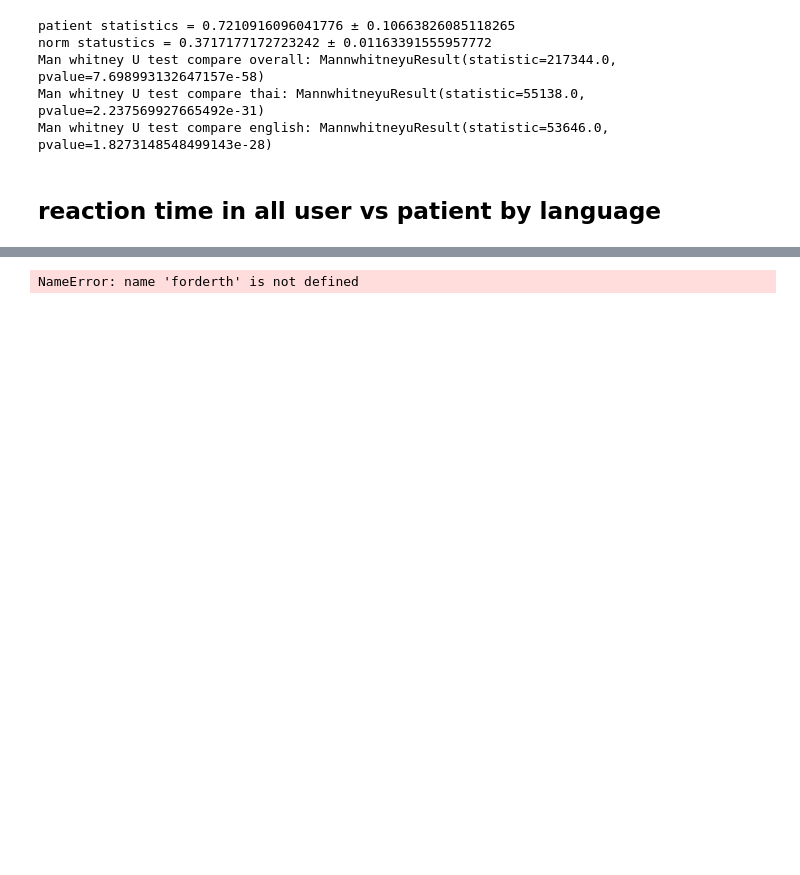
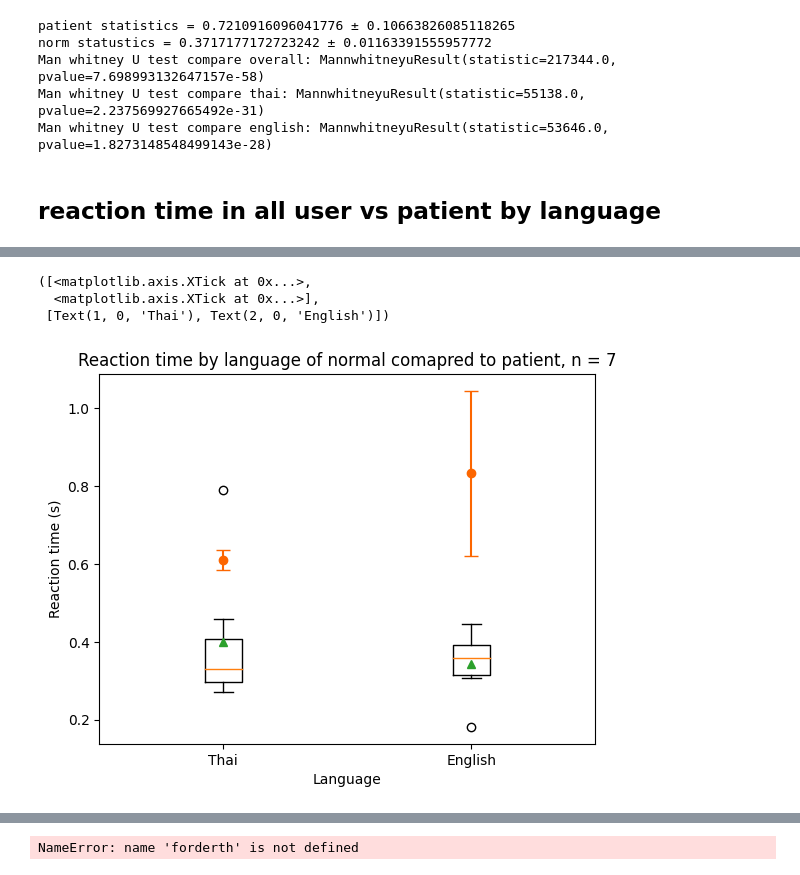
Before and after one commit to Plausma/Dyslexia, a Jupyter notebook: task 1 norm.ipynb, the cells around one changed output, grey strips where cells are left out. Drawn from its saved outputs; the diff is of its cells as text; code cells hidden in the pictures; blank space fills up the shorter version.

```diff
--- a/task 1 norm.ipynb
+++ b/task 1 norm.ipynb
@@ -426,0 +331,25 @@ Plot saved to ./figure/YP I RT by lang TH.png
+# %%
+plotdf = megadf_filter.groupby(["username", "lang"])['key_RT'].mean().unstack()
+# plotdf = plotdf.drop(index=['PH'])
+
+for i, (lang, series) in enumerate(plotdf.items()):
+
+    plt.boxplot([series.values], positions = [i+1], showmeans=True)
+
+# patient
+ptthmean = letterordth_filter['key_RT'].mean()
+ptenmean = letterorden_filter['key_RT'].mean()
+ptthsem = letterordth_filter['key_RT'].sem()
+ptensem = letterorden_filter['key_RT'].sem()
+
+plt.errorbar([1,2], [ptthmean, ptenmean],yerr = [ptthsem, ptensem], fmt = 'o',color = patient,   zorder=10, capsize = 5)
+
+plt.title(f"Reaction time by language of normal comapred to patient, n = {n_subj}")
+plt.ylabel("Reaction time (s)")
+plt.xlabel("Language")
+plt.xticks([1,2], ['Thai', 'English'])
+# %% [output]
+([<matplotlib.axis.XTick at 0x...>,
+  <matplotlib.axis.XTick at 0x...>],
+ [Text(1, 0, 'Thai'), Text(2, 0, 'English')])
+[figure, added]
```
Also changed, not shown: parts of 12 cells of this notebook, 6 other files.
